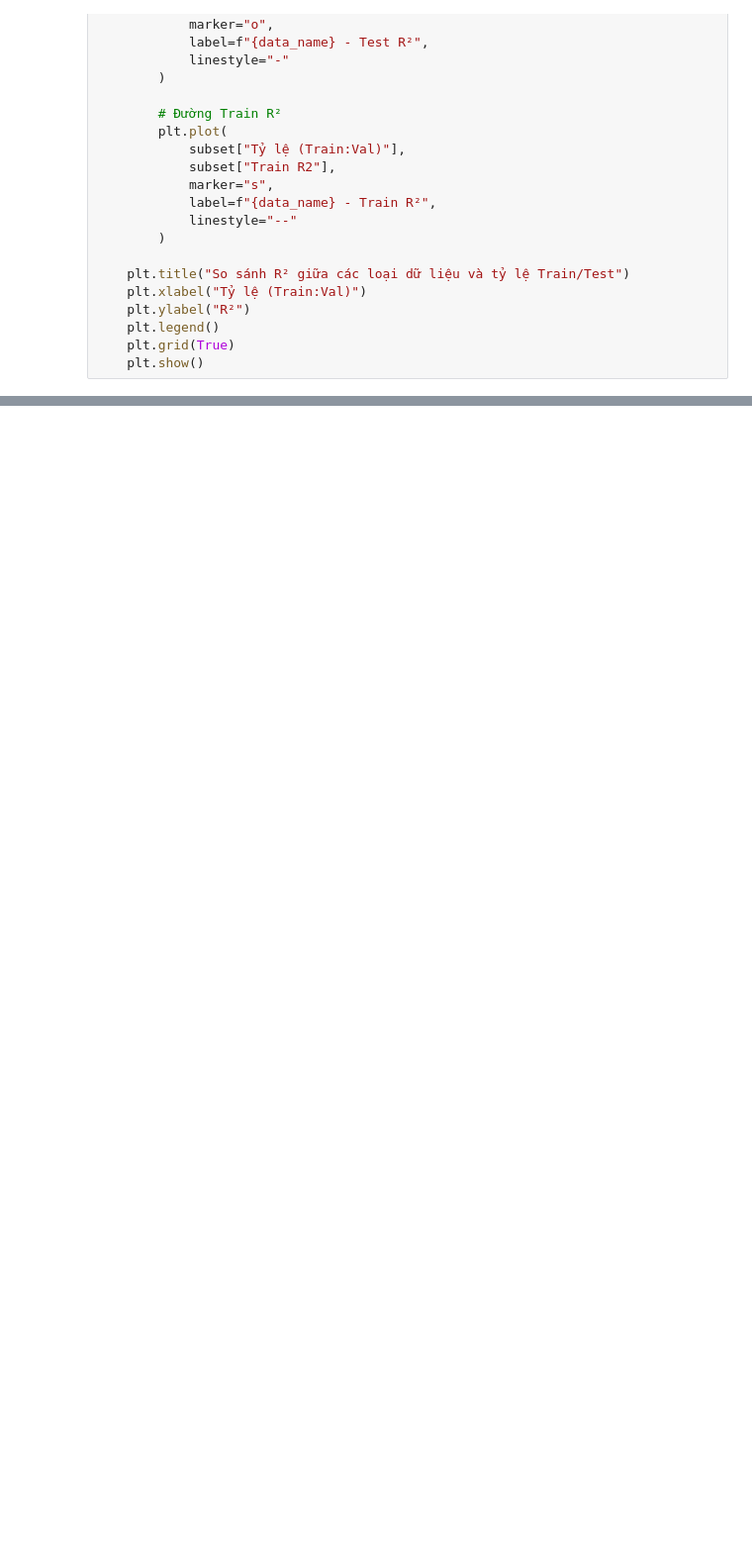
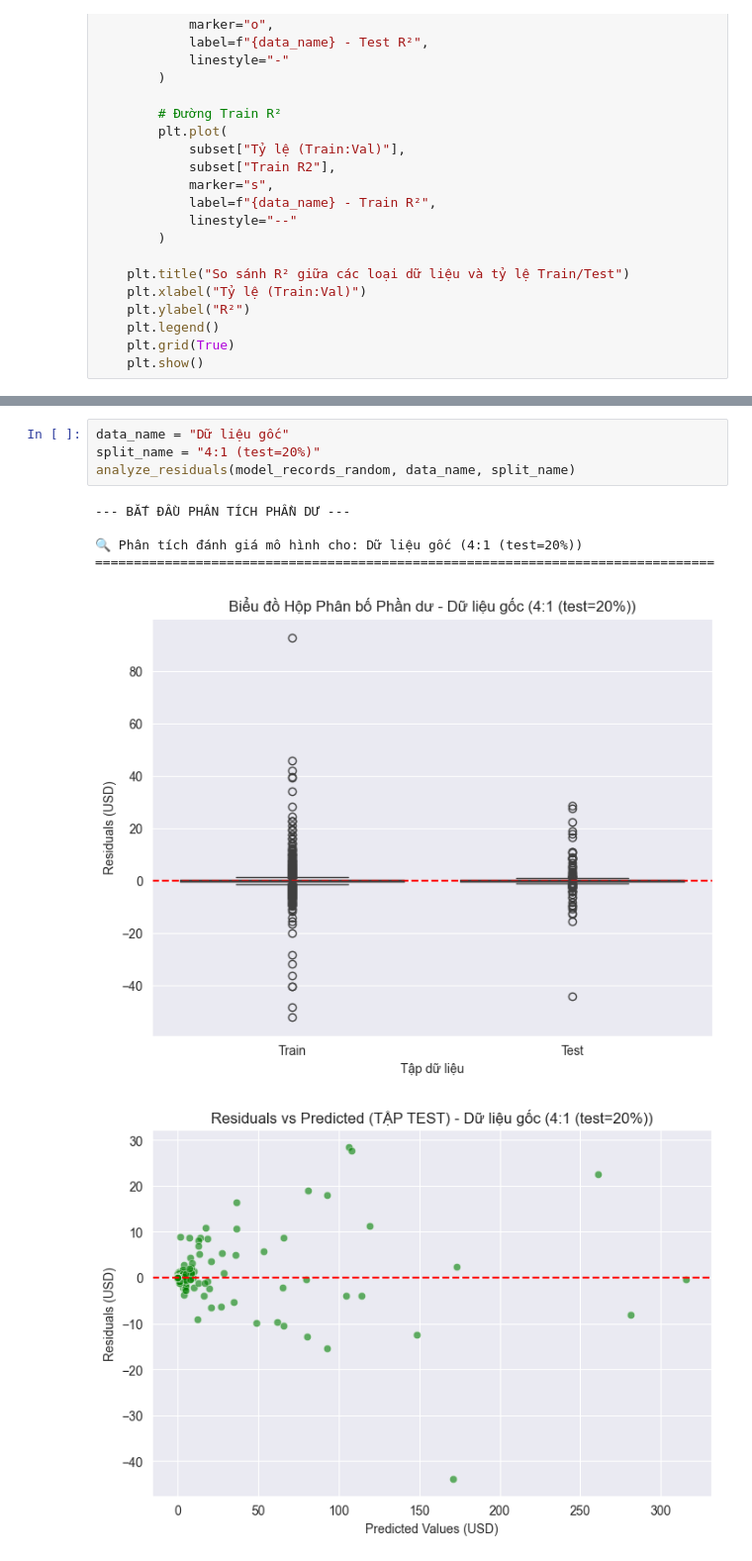
Before and after one commit to theanh-28/machine-learning-project, a Jupyter notebook: K-NN.ipynb, the cells around one changed output, grey strips where cells are left out. Shown at 99% size. Cells and saved outputs as stored; diff of their text form; blank space fills up the shorter version.

```diff
--- a/K-NN.ipynb
+++ b/K-NN.ipynb
@@ -180,0 +334,11 @@ show_knn_results(results)
+# %%
+data_name = "Dữ liệu gốc"
+split_name = "4:1 (test=20%)"
+analyze_residuals(model_records_random, data_name, split_name)
+# %% [output]
+--- BẮT ĐẦU PHÂN TÍCH PHẦN DƯ ---
+
+🔍 Phân tích đánh giá mô hình cho: Dữ liệu gốc (4:1 (test=20%))
+================================================================================
+[figure, added]
+[figure, added]
```
Also changed, not shown: parts of 40 cells of this notebook, 1 other file.
